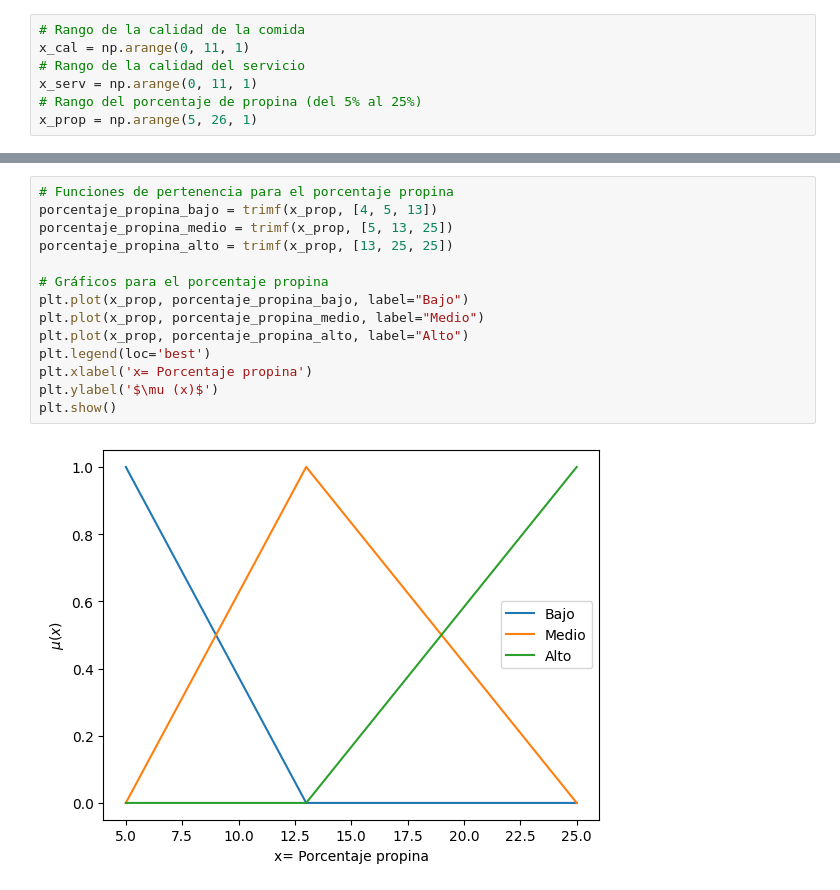
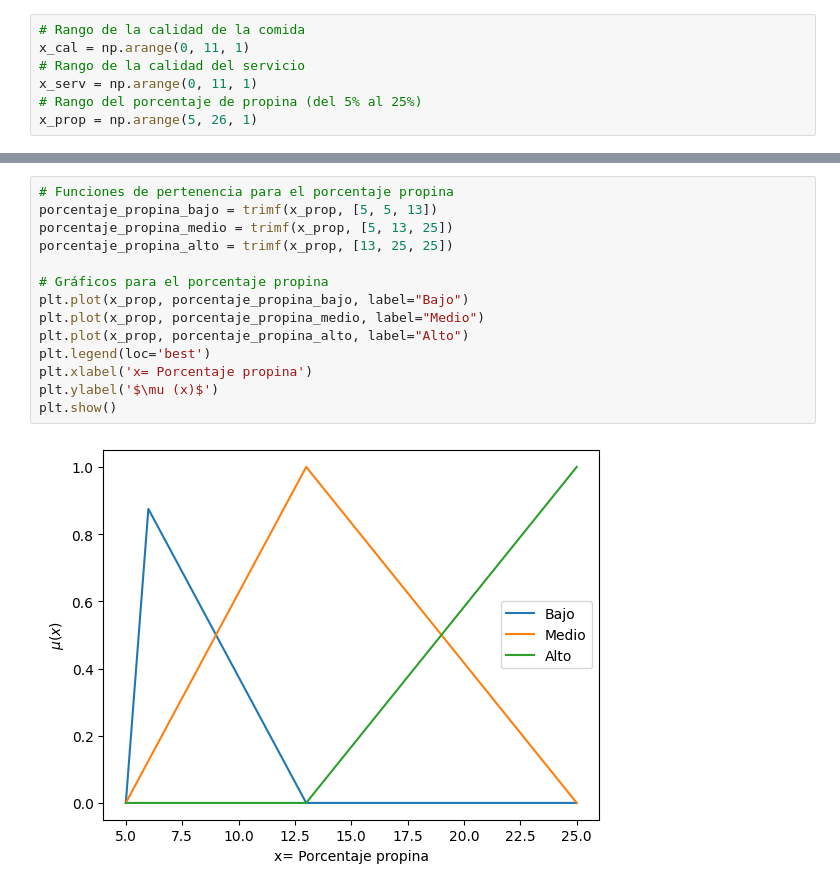
Before and after one commit to TehWeifu/IABD, a Jupyter notebook: ModelosInteligenciaArtificial/Unidad2-LogicaDifusa/Practica4/Practica4.ipynb, the cells around one changed output, grey strips where cells are left out. Drawn from its saved outputs; the diff is of its cells as text.

```diff
--- a/ModelosInteligenciaArtificial/Unidad2-LogicaDifusa/Practica4/Practica4.ipynb
+++ b/ModelosInteligenciaArtificial/Unidad2-LogicaDifusa/Practica4/Practica4.ipynb
@@ -45,16 +45,16 @@ plt.show()
 # %%
 # Funciones de pertenencia para el porcentaje propina
-porcentaje_propina_bajo = trimf(x_prop, [4, 5, 13])
+porcentaje_propina_bajo = trimf(x_prop, [5, 5, 13])
 porcentaje_propina_medio = trimf(x_prop, [5, 13, 25])
 porcentaje_propina_alto = trimf(x_prop, [13, 25, 25])
 
 # Gráficos para el porcentaje propina
 plt.plot(x_prop, porcentaje_propina_bajo, label="Bajo")
 plt.plot(x_prop, porcentaje_propina_medio, label="Medio")
 plt.plot(x_prop, porcentaje_propina_alto, label="Alto")
 plt.legend(loc='best')
 plt.xlabel('x= Porcentaje propina')
 plt.ylabel('$\mu (x)$')
 plt.show()
 # %% [output]
-[figure, old version]
+[figure, new version]
```
Also changed, not shown: parts of 9 cells of this notebook, 2 other files.
